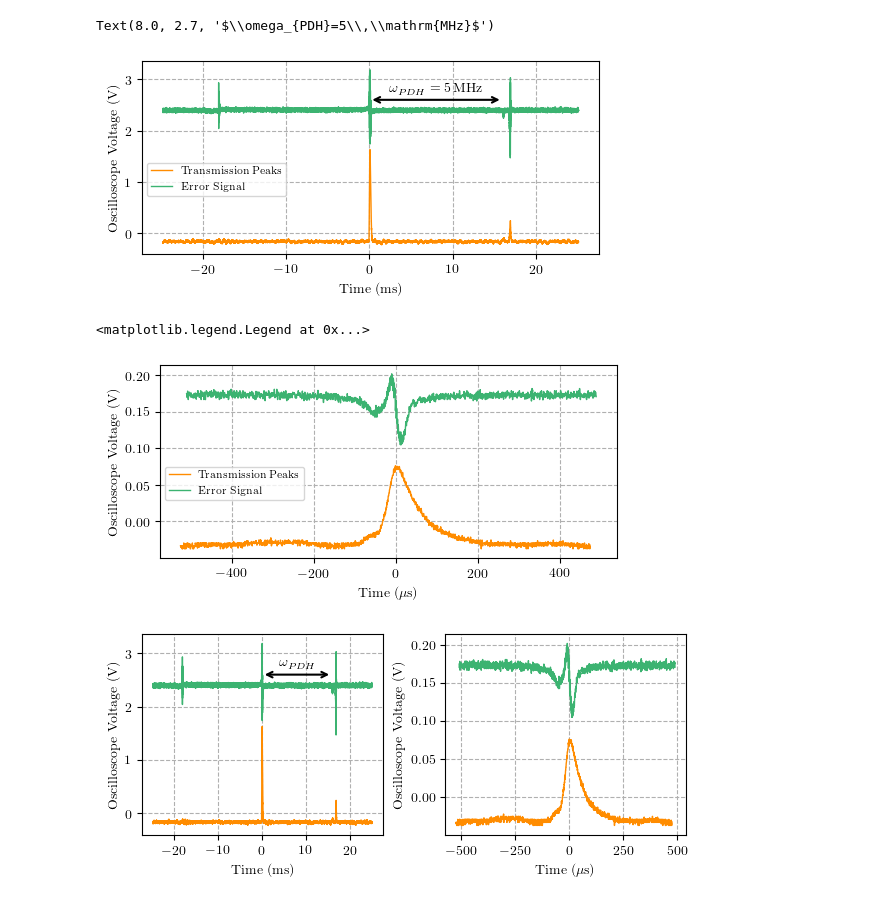
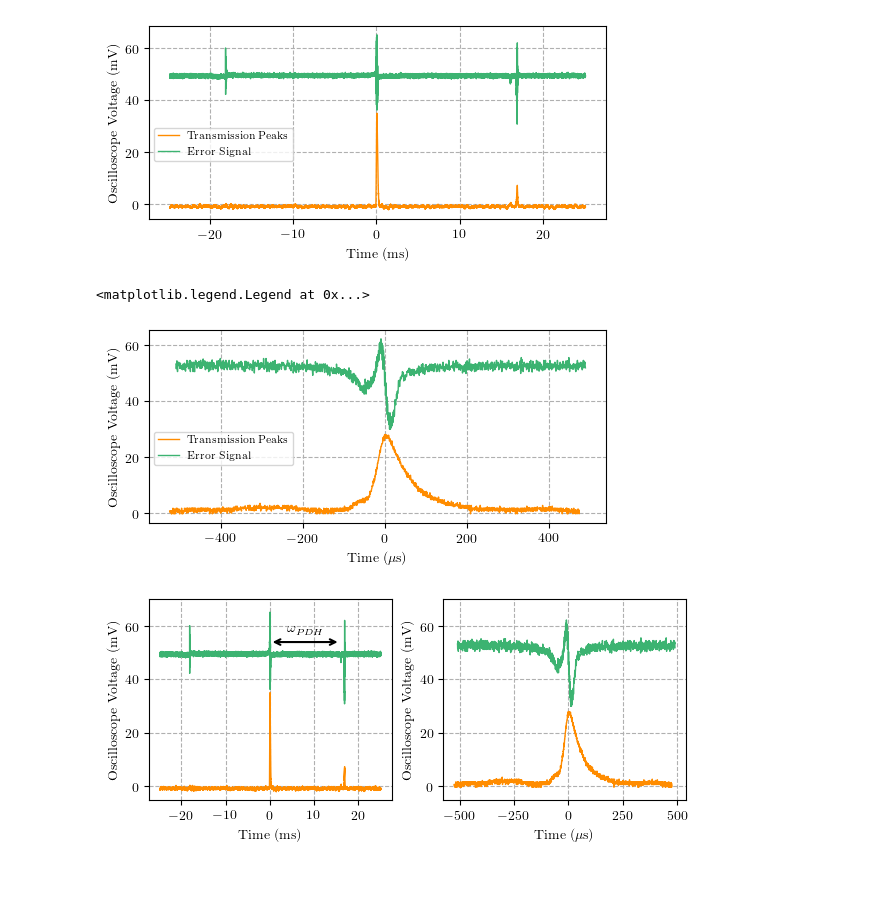
Before and after one commit to hsuchungchuan/Projects, a Jupyter notebook: 250525 PDH Allan Deviation Plots/250525 PDH Allan Deviation Plots.ipynb, the cells around one changed output. Saved outputs shown, nothing was run; the diff lists cells and outputs as text; code cells hidden in the pictures.

Commit message:
replot error signal plots

```diff
--- a/250525 PDH Allan Deviation Plots/250525 PDH Allan Deviation Plots.ipynb
+++ b/250525 PDH Allan Deviation Plots/250525 PDH Allan Deviation Plots.ipynb
@@ -74,80 +74,84 @@ plt.rcParams['axes.grid'] = True
 # versions to use constrained_layout, which is incompatible with subplots_adjust and tight_layout.
 # If you try to use plt.subplots_adjust when constrained_layout=True, matplotlib will raise that warning and ignore the call.
 # If you're manually adjusting spacing, disable constrained_layout when you create the figure:
+# %%
+df = pd.read_csv("scope_8.csv", header=33) # data for scope 9 i.e. sidebands and transmisison peak and errorr signals
+scope_eight_time = df.iloc[:, 0].values * 1000
+scope_eight_trans = df.iloc[:, 1].values * 100 + 2.5
+scope_eight_error = df.iloc[:, 2].values +0.0015 # convert to mV
+scope_eight_error = scope_eight_error * 1000 + 50 # convert to mV
 # %%
-df = pd.read_csv("scope_8.csv", header=33) # data for scope 9 i.e. sidebands and transmisison peak and errorr signals
-scope_eight_time = df.iloc[:, 0].values * 1000
-scope_eight_trans = df.iloc[:, 1].values * 5
-scope_eight_error = df.iloc[:, 2].values * 50
-
 plt.plot(scope_eight_time, scope_eight_trans, label="Transmission Peaks", color="darkorange")
-plt.plot(scope_eight_time, scope_eight_error+2.5, label="Error Signal", color="mediumseagreen")
+plt.plot(scope_eight_time, scope_eight_error, label="Error Signal", color="mediumseagreen")
 plt.xlabel("Time (ms)")
-plt.ylabel("Oscilloscope Voltage (V)")
+plt.ylabel("Oscilloscope Voltage (mV)")
 plt.legend(loc='upper left', bbox_to_anchor=(0.0, 0.5))
 
 x_start = 0
 x_end = 16
 y_pos = 2.6
 
-# Draw double-headed arrow
-plt.annotate(
-    '', xy=(x_end, y_pos), xytext=(x_start, y_pos),
-    arrowprops=dict(arrowstyle='<->', color='black', lw=1.5)
-)
-# Place the label above the arrow
-plt.text(
-    (x_start + x_end) / 2, y_pos + 0.1, r'$\omega_{PDH}=5\,\mathrm{MHz}$',
-    ha='center', va='bottom', color='black'
-)
+# # Draw double-headed arrow
+# plt.annotate(
+#     '', xy=(x_end, y_pos), xytext=(x_start, y_pos),
+#     arrowprops=dict(arrowstyle='<->', color='black', lw=1.5)
+# )
+# # Place the label above the arrow
+# plt.text(
+#     (x_start + x_end) / 2, y_pos + 0.1, r'$\omega_{PDH}=5\,\mathrm{MHz}$',
+#     ha='center', va='bottom', color='black'
+# )
 # %% [output]
-Text(8.0, 2.7, '$\\omega_{PDH}=5\\,\\mathrm{MHz}$')
-[figure, old version]
+[figure, new version]
 # %%
 df2 = pd.read_csv("scope_32.csv",header=1) # data for scope 9 i.e. sidebands and transmisison peak and errorr signals
 scope_thirty_two_time = df2.iloc[:, 0].values * 1e6
-scope_thirty_two_trans = df2.iloc[:, 1].values
-scope_thirty_two_error = df2.iloc[:, 2].values
+scope_thirty_two_trans = df2.iloc[:, 1].values * 250 + 9
+scope_thirty_two_error = df2.iloc[:, 2].values - 0.065
+scope_thirty_two_error = scope_thirty_two_error * 1000 / 3 + 50
 # %%
 plt.plot(scope_thirty_two_time-25, scope_thirty_two_trans, label="Transmission Peaks", color="darkorange")
-plt.plot(scope_thirty_two_time-10, scope_thirty_two_error+0.1, label="Error Signal", color="mediumseagreen")
+plt.plot(scope_thirty_two_time-10, scope_thirty_two_error, label="Error Signal", color="mediumseagreen")
 plt.xlabel(r"Time ($\mu$s)")
-plt.ylabel("Oscilloscope Voltage (V)")
+plt.ylabel("Oscilloscope Voltage (mV)")
 plt.legend(loc='upper left', bbox_to_anchor=(0.0, 0.5))
 # %% [output]
 <matplotlib.legend.Legend at 0x...>
-[figure, old version]
+[figure, new version]
 # %%
 fig, (ax1, ax2) = plt.subplots(1, 2, constrained_layout=True)
 
 ax1.plot(scope_eight_time, scope_eight_trans, label="Transmission Peaks", color="darkorange")
-ax1.plot(scope_eight_time, scope_eight_error+2.5, label="Error Signal", color="mediumseagreen")
+ax1.plot(scope_eight_time, scope_eight_error, label="Error Signal", color="mediumseagreen")
 ax1.set_xlabel("Time (ms)")
-ax1.set_ylabel("Oscilloscope Voltage (V)")
+ax1.set_ylabel("Oscilloscope Voltage (mV)")
 ax1.set_xticks([-20, -10, 0, 10, 20]) # set x ticks for the first plot
 # ax1.legend(loc='upper left', bbox_to_anchor=(0.0, 0.5))
 
 x_start = 0
 x_end = 16
-y_pos = 2.6
+y_pos = 54
 
 # Draw double-headed arrow
 ax1.annotate(
     '', xy=(x_end, y_pos), xytext=(x_start, y_pos),
     arrowprops=dict(arrowstyle='<->', color='black', lw=1.5)
 )
 # Place the label above the arrow
 ax1.text(
-    (x_start + x_end) / 2, y_pos + 0.1, r'$\omega_{PDH}$',
+    (x_start + x_end) / 2, y_pos + 2.5, r'$\omega_{PDH}$',
     ha='center', va='bottom', color='black'
 )
 
 ax2.plot(scope_thirty_two_time-25, scope_thirty_two_trans, label="Transmission Peaks", color="darkorange")
-ax2.plot(scope_thirty_two_time-10, scope_thirty_two_error+0.1, label="Error Signal", color="mediumseagreen")
+ax2.plot(scope_thirty_two_time-10, scope_thirty_two_error, label="Error Signal", color="mediumseagreen")
 ax2.set_xlabel(r"Time ($\mu$s)")
-ax2.set_ylabel("Oscilloscope Voltage (V)")
+ax2.set_ylabel("Oscilloscope Voltage (mV)")
 # ax2.legend(loc='upper left', bbox_to_anchor=(0.0, 0.5))
 
-plt.savefig("250525 PDHAllanDeviationCalibrationPlots.pdf", dpi=300)
+ax1.set_ylim(-5, 70)
+ax2.set_ylim(-5, 70)
+
+plt.savefig("250604 PDHAllanDeviationCalibrationPlots.pdf", dpi=300)
 # %% [output]
-[figure, old version]
+[figure, new version]
```
Also changed, not shown: 1 other file.
